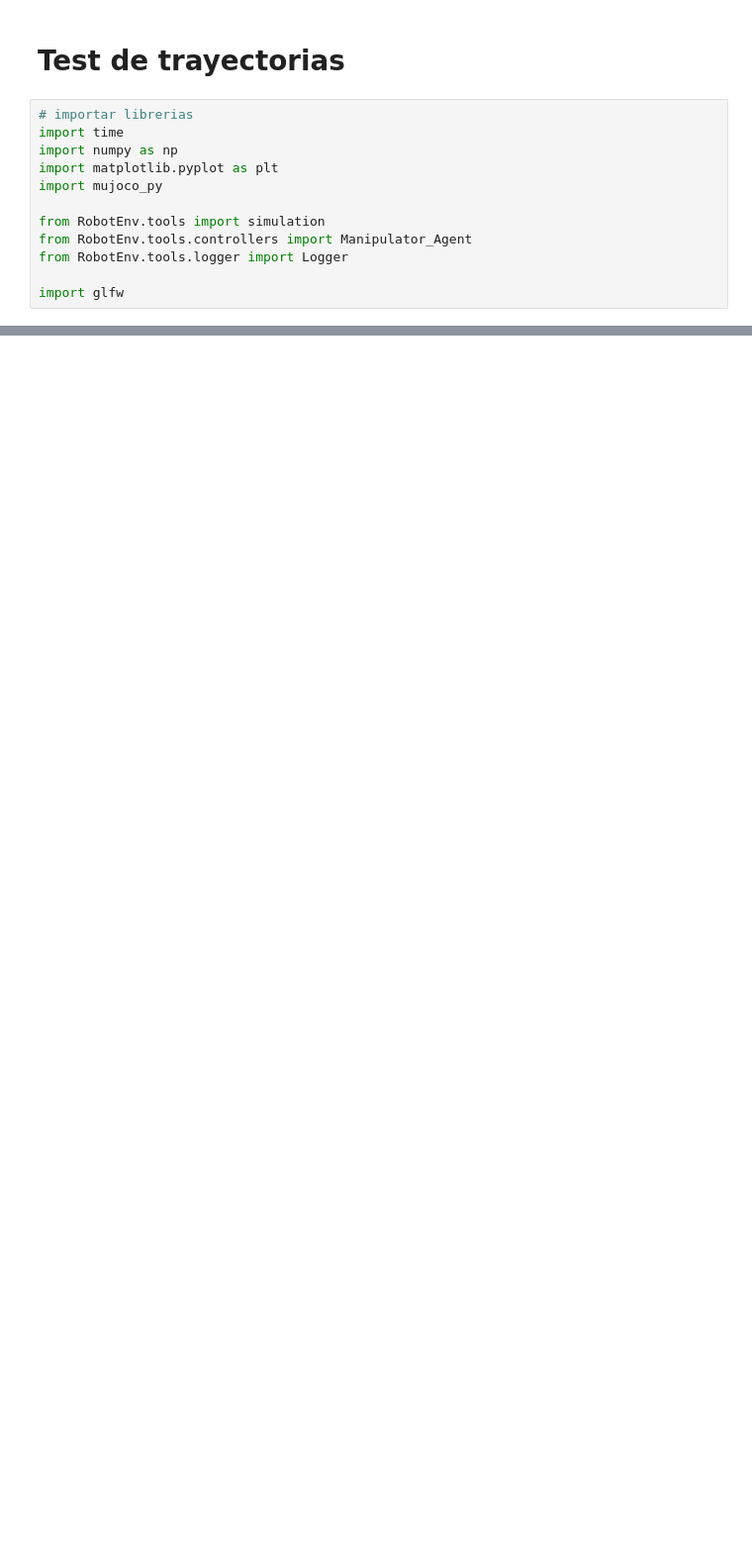
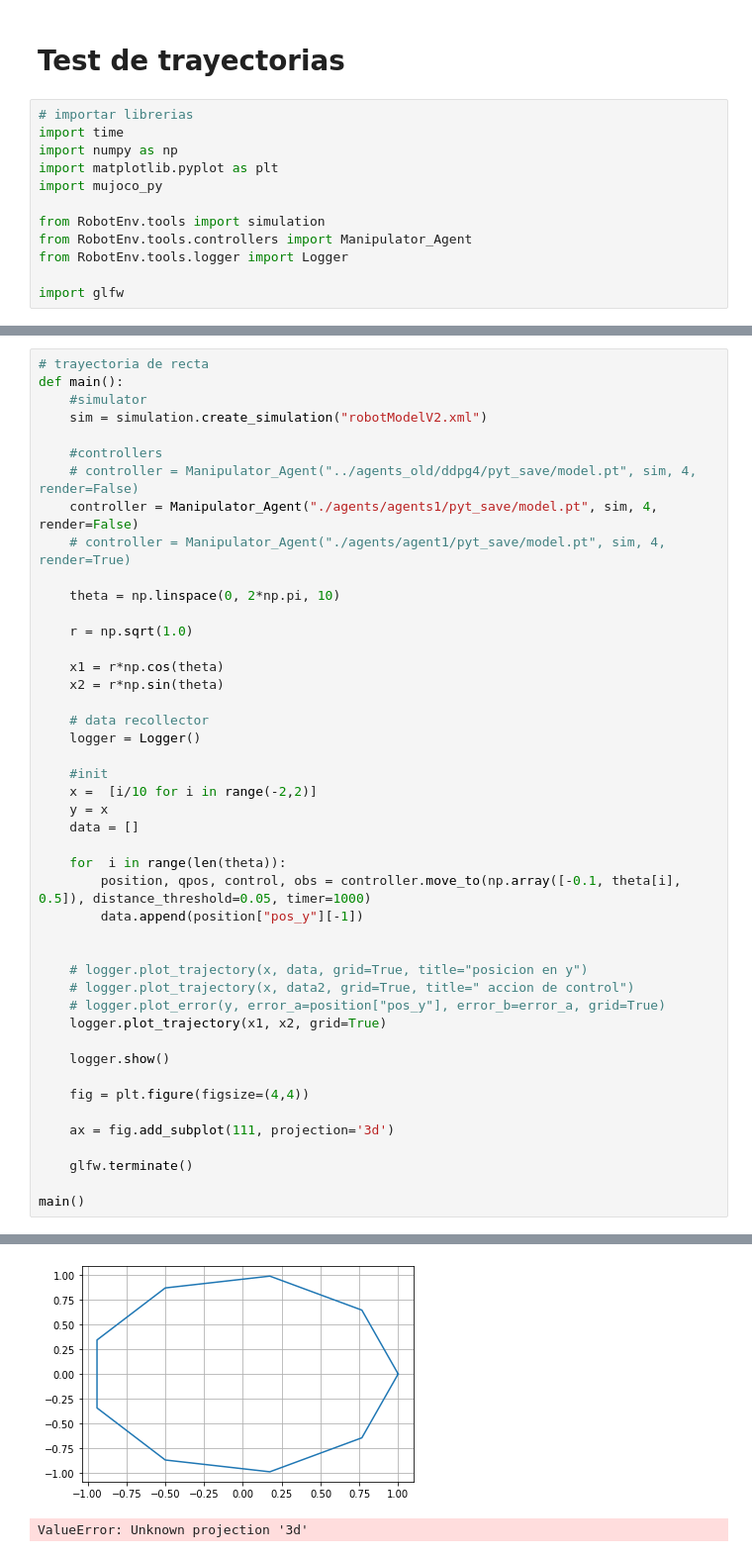
Before and after one commit to alefram/TEG, a Jupyter notebook: notebooks/test_trayectories.ipynb, the cells around one changed output, grey strips where cells are left out. Shown at 99% size. Saved outputs shown, nothing was run; the diff lists cells and outputs as text; blank space fills up the shorter version.

```diff
--- a/notebooks/test_trayectories.ipynb
+++ b/notebooks/test_trayectories.ipynb
@@ -68,0 +79,46 @@ MjSimState(time=10.592000000000207, qpos=array([-0.09111914,  1.84605766,  2.017
+# %%
+# trayectoria de recta
+def main():
+    #simulator
+    sim = simulation.create_simulation("robotModelV2.xml")
+
+    #controllers
+    # controller = Manipulator_Agent("../agents_old/ddpg4/pyt_save/model.pt", sim, 4, render=False)
+    controller = Manipulator_Agent("./agents/agents1/pyt_save/model.pt", sim, 4, render=False)
+    # controller = Manipulator_Agent("./agents/agent1/pyt_save/model.pt", sim, 4, render=True)
+
+    theta = np.linspace(0, 2*np.pi, 10)
+
+    r = np.sqrt(1.0)
+
+    x1 = r*np.cos(theta)
+    x2 = r*np.sin(theta)
+
+    # data recollector
+    logger = Logger()
+
+    #init
+    x =  [i/10 for i in range(-2,2)]
+    y = x
+    data = []
+
+    for  i in range(len(theta)):
+        position, qpos, control, obs = controller.move_to(np.array([-0.1, theta[i], 0.5]), distance_threshold=0.05, timer=1000)
+        data.append(position["pos_y"][-1])
+
+
+    # logger.plot_trajectory(x, data, grid=True, title="posicion en y")
+    # logger.plot_trajectory(x, data2, grid=True, title=" accion de control")
+    # logger.plot_error(y, error_a=position["pos_y"], error_b=error_a, grid=True)
+    logger.plot_trajectory(x1, x2, grid=True)
+
+    logger.show()
+
+    fig = plt.figure(figsize=(4,4))
+
+    ax = fig.add_subplot(111, projection='3d')
+
+    glfw.terminate()
+
+main()
+# %% [output]
@@ -68,0 +135,2 @@ MjSimState(time=10.592000000000207, qpos=array([-0.09111914,  1.84605766,  2.017
+[figure, added]
+ValueError: Unknown projection '3d'
```
Also changed, not shown: parts of 3 cells of this notebook, 49 other files.
